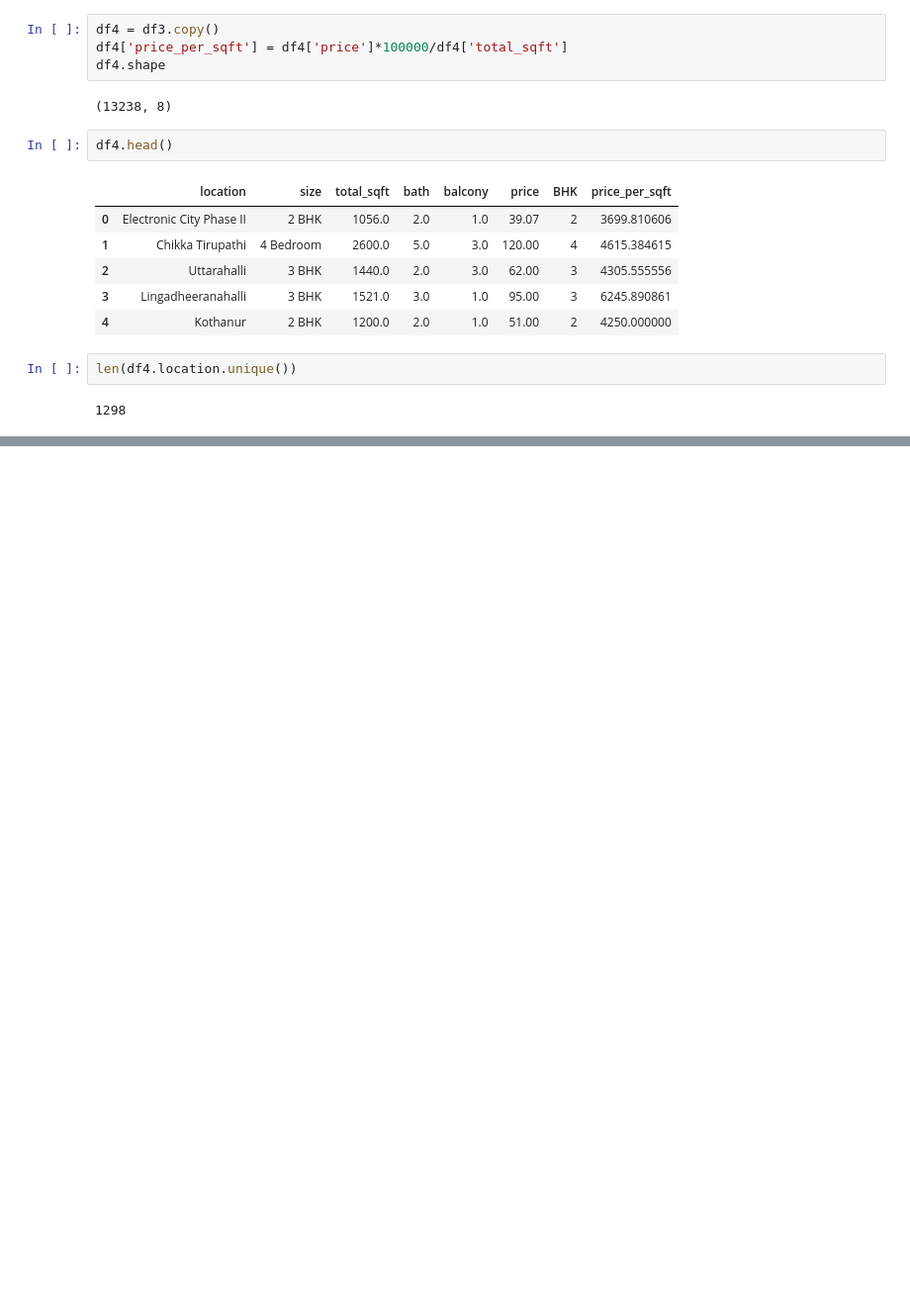
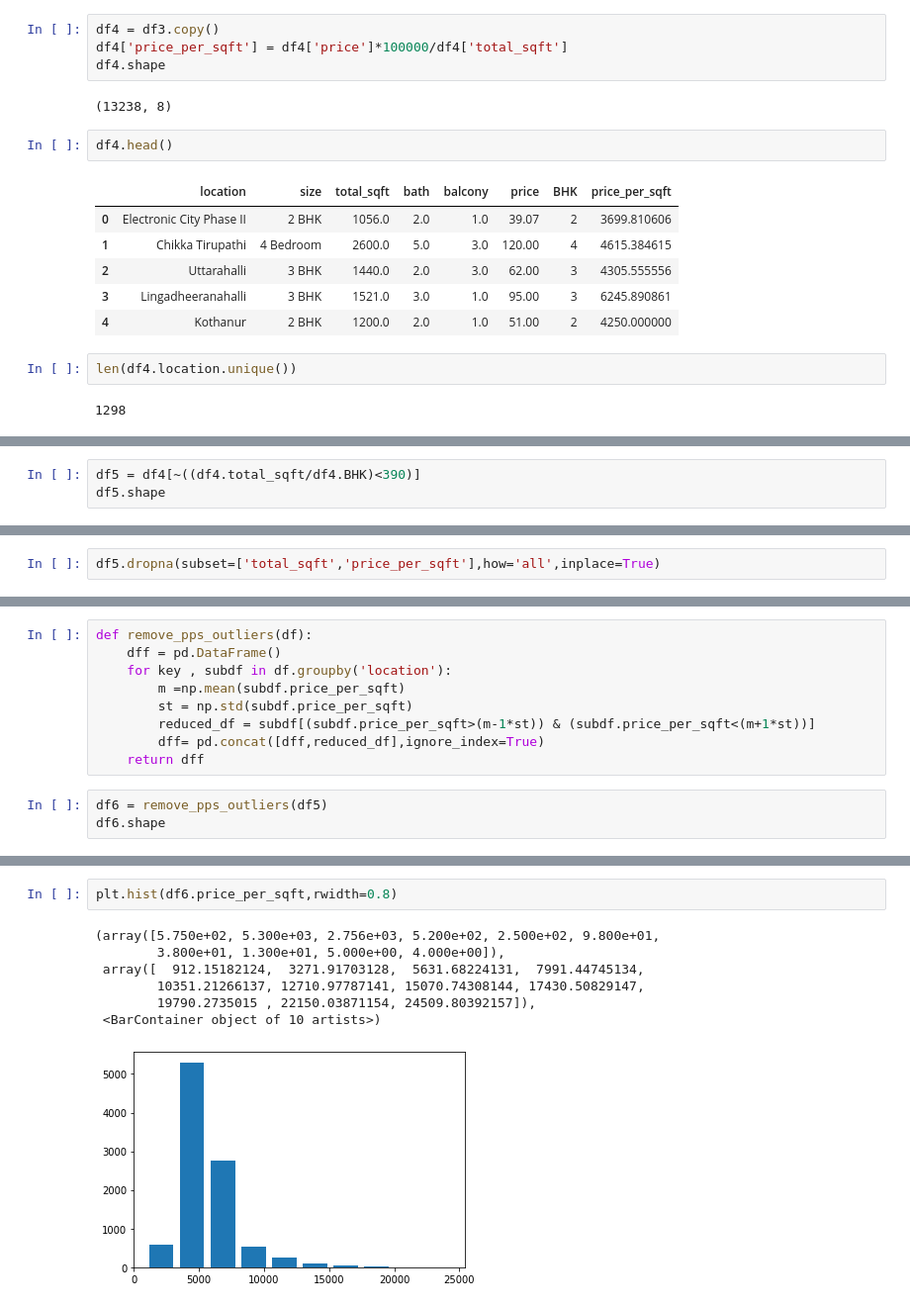
Before and after one commit to Pritush09/Real-Estate-Price-Prediction-Project, a Jupyter notebook: House Prediction Model.ipynb, the cells around one changed output, grey strips where cells are left out. Shown at 99% size. Cells and saved outputs as stored; diff of their text form; blank space fills up the shorter version.

```diff
--- a/House Prediction Model.ipynb
+++ b/House Prediction Model.ipynb
@@ -365,0 +422,3 @@ len(df4.location.unique())
+# %%
+df5 = df4[~((df4.total_sqft/df4.BHK)<390)]
+df5.shape
@@ -365,0 +439,2 @@ len(df4.location.unique())
+# %%
+df5.dropna(subset=['total_sqft','price_per_sqft'],how='all',inplace=True)
@@ -365,0 +474,12 @@ len(df4.location.unique())
+# %%
+def remove_pps_outliers(df):
+    dff = pd.DataFrame()
+    for key , subdf in df.groupby('location'):
+        m =np.mean(subdf.price_per_sqft)
+        st = np.std(subdf.price_per_sqft)
+        reduced_df = subdf[(subdf.price_per_sqft>(m-1*st)) & (subdf.price_per_sqft<(m+1*st))]
+        dff= pd.concat([dff,reduced_df],ignore_index=True)
+    return dff
+# %%
+df6 = remove_pps_outliers(df5)
+df6.shape
@@ -365,0 +500,10 @@ len(df4.location.unique())
+# %%
+plt.hist(df6.price_per_sqft,rwidth=0.8)
+# %% [output]
+(array([5.750e+02, 5.300e+03, 2.756e+03, 5.200e+02, 2.500e+02, 9.800e+01,
+        3.800e+01, 1.300e+01, 5.000e+00, 4.000e+00]),
+ array([  912.15182124,  3271.91703128,  5631.68224131,  7991.44745134,
+        10351.21266137, 12710.97787141, 15070.74308144, 17430.50829147,
+        19790.2735015 , 22150.03871154, 24509.80392157]),
+ <BarContainer object of 10 artists>)
+[figure, added]
```
Also changed, not shown: parts of 30 cells of this notebook.
